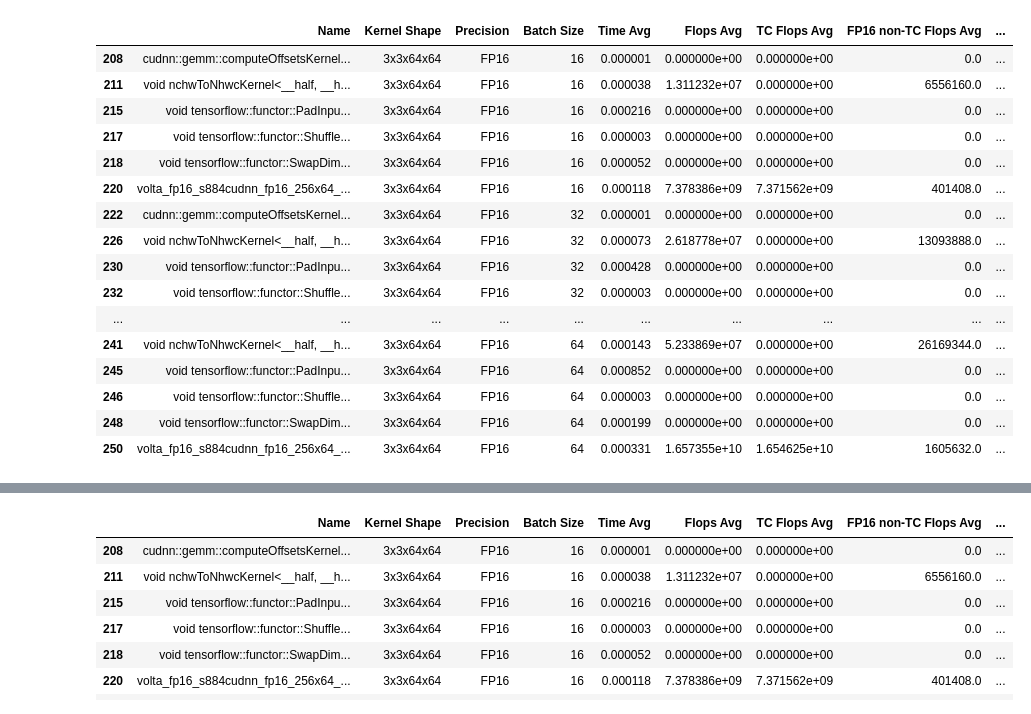
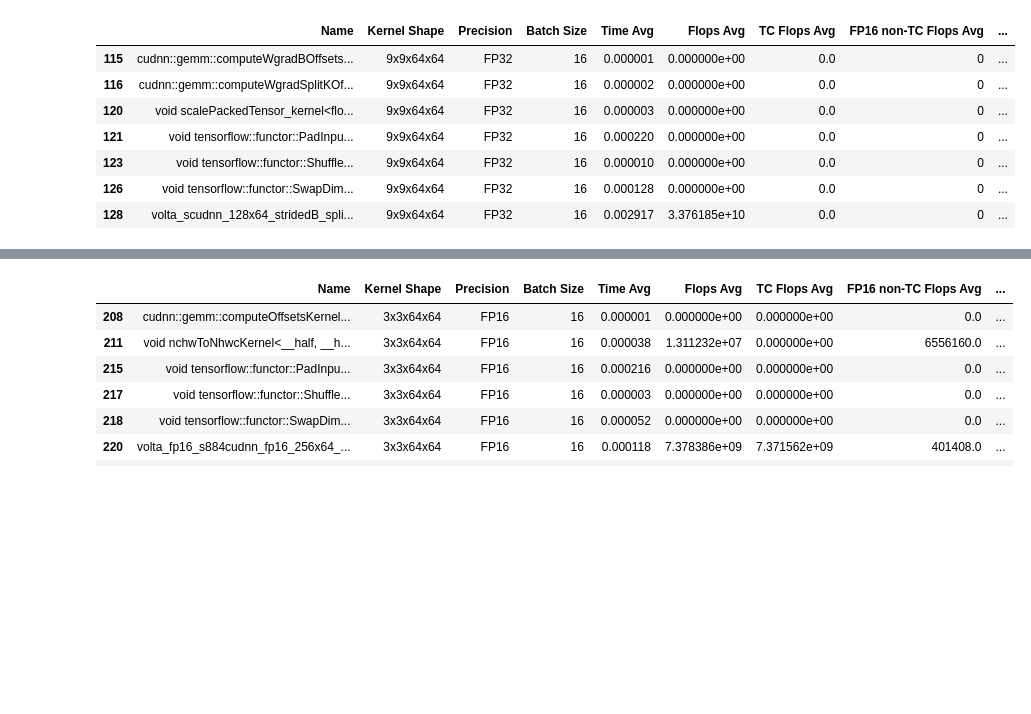
Before and after one commit to NERSC/tf-perf-kernels, a Jupyter notebook: investigate.ipynb, the cells around one changed output, grey strips where cells are left out. Saved outputs shown, nothing was run; the diff lists cells and outputs as text; code cells hidden in the pictures; blank space fills up the shorter version.

```diff
--- a/investigate.ipynb
+++ b/investigate.ipynb
@@ -12,27 +12,18 @@ combineddf.loc[ (combineddf["Network Name"] == "ResNet50-2") & \
 # %%
 profiledf.loc[ (profiledf["Network Name"] == "ResNet50-2") & \
             (profiledf["Input Shape"] == "112x112x64") & (profiledf["Stride Size"] == 2) &\
-            (profiledf["Kernel Shape"] == "3x3x64x64") & (profiledf["Pass"] == "forward") & (profiledf["Precision"]=="FP16"),
+            (profiledf["Kernel Shape"] == "9x9x64x64") & (profiledf["Pass"] == "backward") & (profiledf["Precision"]=="FP32") & (profiledf["Batch Size"]==16),
             ["Name", "Kernel Shape", "Precision", "Batch Size", "Time Avg", 'Flops Avg', 'TC Flops Avg', 'FP16 non-TC Flops Avg', 'FP32 Flops Avg', "L1 Transactions Avg", "L2 Transactions Avg", "DRAM Transactions Avg"]
               ]
 # %% [output]
 |  | Name | Kernel Shape | Precision | Batch Size | Time Avg | Flops Avg | TC Flops Avg | FP16 non-TC Flops Avg | ... |
-| 208 | cudnn::gemm::computeOffsetsKernel... | 3x3x64x64 | FP16 | 16 | 0.000001 | 0.000000e+00 | 0.000000e+00 | 0.0 | ... |
-| 211 | void nchwToNhwcKernel<__half, __h... | 3x3x64x64 | FP16 | 16 | 0.000038 | 1.311232e+07 | 0.000000e+00 | 6556160.0 | ... |
-| 215 | void tensorflow::functor::PadInpu... | 3x3x64x64 | FP16 | 16 | 0.000216 | 0.000000e+00 | 0.000000e+00 | 0.0 | ... |
-| 217 | void tensorflow::functor::Shuffle... | 3x3x64x64 | FP16 | 16 | 0.000003 | 0.000000e+00 | 0.000000e+00 | 0.0 | ... |
-| 218 | void tensorflow::functor::SwapDim... | 3x3x64x64 | FP16 | 16 | 0.000052 | 0.000000e+00 | 0.000000e+00 | 0.0 | ... |
-| 220 | volta_fp16_s884cudnn_fp16_256x64_... | 3x3x64x64 | FP16 | 16 | 0.000118 | 7.378386e+09 | 7.371562e+09 | 401408.0 | ... |
-| 222 | cudnn::gemm::computeOffsetsKernel... | 3x3x64x64 | FP16 | 32 | 0.000001 | 0.000000e+00 | 0.000000e+00 | 0.0 | ... |
-| 226 | void nchwToNhwcKernel<__half, __h... | 3x3x64x64 | FP16 | 32 | 0.000073 | 2.618778e+07 | 0.000000e+00 | 13093888.0 | ... |
-| 230 | void tensorflow::functor::PadInpu... | 3x3x64x64 | FP16 | 32 | 0.000428 | 0.000000e+00 | 0.000000e+00 | 0.0 | ... |
-| 232 | void tensorflow::functor::Shuffle... | 3x3x64x64 | FP16 | 32 | 0.000003 | 0.000000e+00 | 0.000000e+00 | 0.0 | ... |
-| ... | ... | ... | ... | ... | ... | ... | ... | ... | ... |
-| 241 | void nchwToNhwcKernel<__half, __h... | 3x3x64x64 | FP16 | 64 | 0.000143 | 5.233869e+07 | 0.000000e+00 | 26169344.0 | ... |
-| 245 | void tensorflow::functor::PadInpu... | 3x3x64x64 | FP16 | 64 | 0.000852 | 0.000000e+00 | 0.000000e+00 | 0.0 | ... |
-| 246 | void tensorflow::functor::Shuffle... | 3x3x64x64 | FP16 | 64 | 0.000003 | 0.000000e+00 | 0.000000e+00 | 0.0 | ... |
-| 248 | void tensorflow::functor::SwapDim... | 3x3x64x64 | FP16 | 64 | 0.000199 | 0.000000e+00 | 0.000000e+00 | 0.0 | ... |
-| 250 | volta_fp16_s884cudnn_fp16_256x64_... | 3x3x64x64 | FP16 | 64 | 0.000331 | 1.657355e+10 | 1.654625e+10 | 1605632.0 | ... |
+| 115 | cudnn::gemm::computeWgradBOffsets... | 9x9x64x64 | FP32 | 16 | 0.000001 | 0.000000e+00 | 0.0 | 0 | ... |
+| 116 | cudnn::gemm::computeWgradSplitKOf... | 9x9x64x64 | FP32 | 16 | 0.000002 | 0.000000e+00 | 0.0 | 0 | ... |
+| 120 | void scalePackedTensor_kernel<flo... | 9x9x64x64 | FP32 | 16 | 0.000003 | 0.000000e+00 | 0.0 | 0 | ... |
+| 121 | void tensorflow::functor::PadInpu... | 9x9x64x64 | FP32 | 16 | 0.000220 | 0.000000e+00 | 0.0 | 0 | ... |
+| 123 | void tensorflow::functor::Shuffle... | 9x9x64x64 | FP32 | 16 | 0.000010 | 0.000000e+00 | 0.0 | 0 | ... |
+| 126 | void tensorflow::functor::SwapDim... | 9x9x64x64 | FP32 | 16 | 0.000128 | 0.000000e+00 | 0.0 | 0 | ... |
+| 128 | volta_scudnn_128x64_stridedB_spli... | 9x9x64x64 | FP32 | 16 | 0.002917 | 3.376185e+10 | 0.0 | 0 | ... |
 # %%
 combineddf.loc[ (combineddf["Network Name"] == "ResNet50-2") & \
             (combineddf["Input Shape"] == "112x112x64") & (combineddf["Stride Size"] == 2) &\
```
Also changed, not shown: parts of 2 cells of this notebook, 3 other files.
